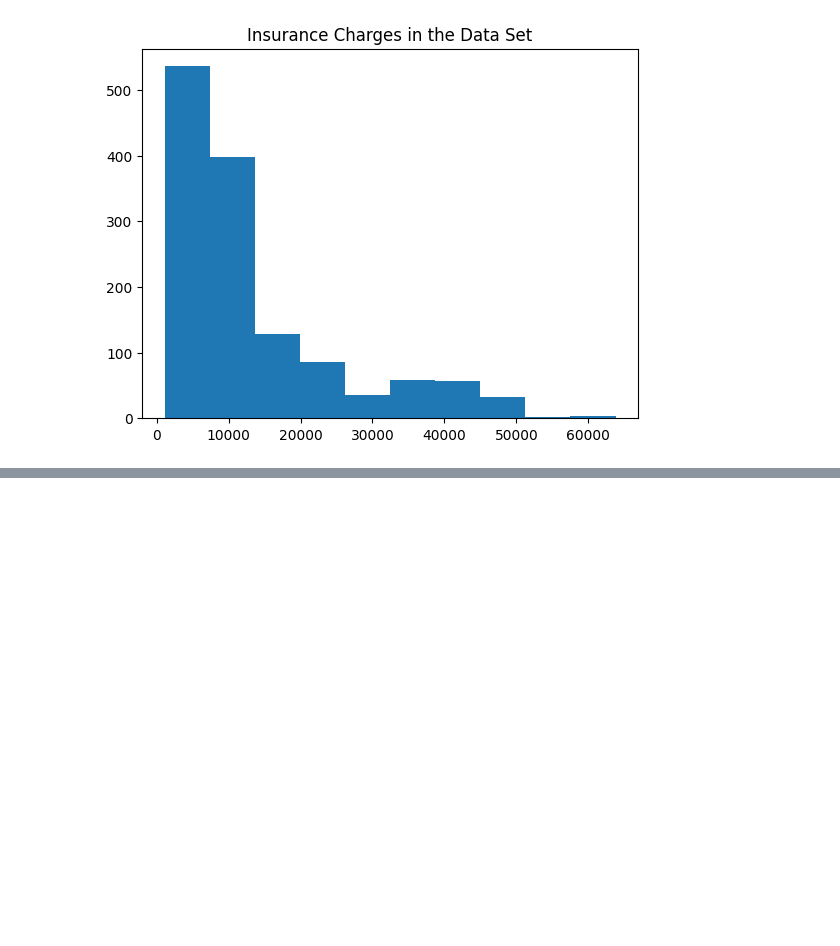
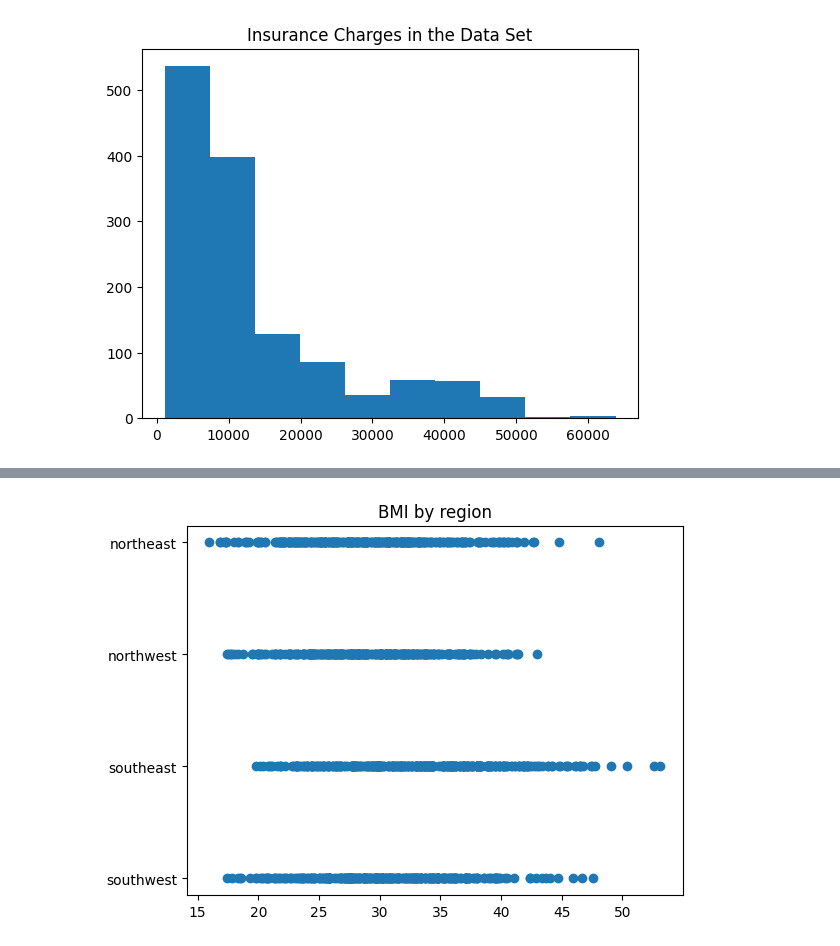
Before and after one commit to boncz/USInsurancePortfolioProject, a Jupyter notebook: USInsurancePortfolioProject.ipynb, the cells around one changed output, grey strips where cells are left out. Drawn from its saved outputs; the diff is of its cells as text; code cells hidden in the pictures; blank space fills up the shorter version.

```diff
--- a/USInsurancePortfolioProject.ipynb
+++ b/USInsurancePortfolioProject.ipynb
@@ -150,0 +197,6 @@ The data ranges from 1121.8739 to 63770.42801, with an average of 13270 and a mo
+# %%
+plt.scatter(bmi,region)
+plt.title('BMI by region')
+plt.show(bmi,region)
+# %% [output]
+[figure, added]
```
Also changed, not shown: parts of 8 cells of this notebook.
